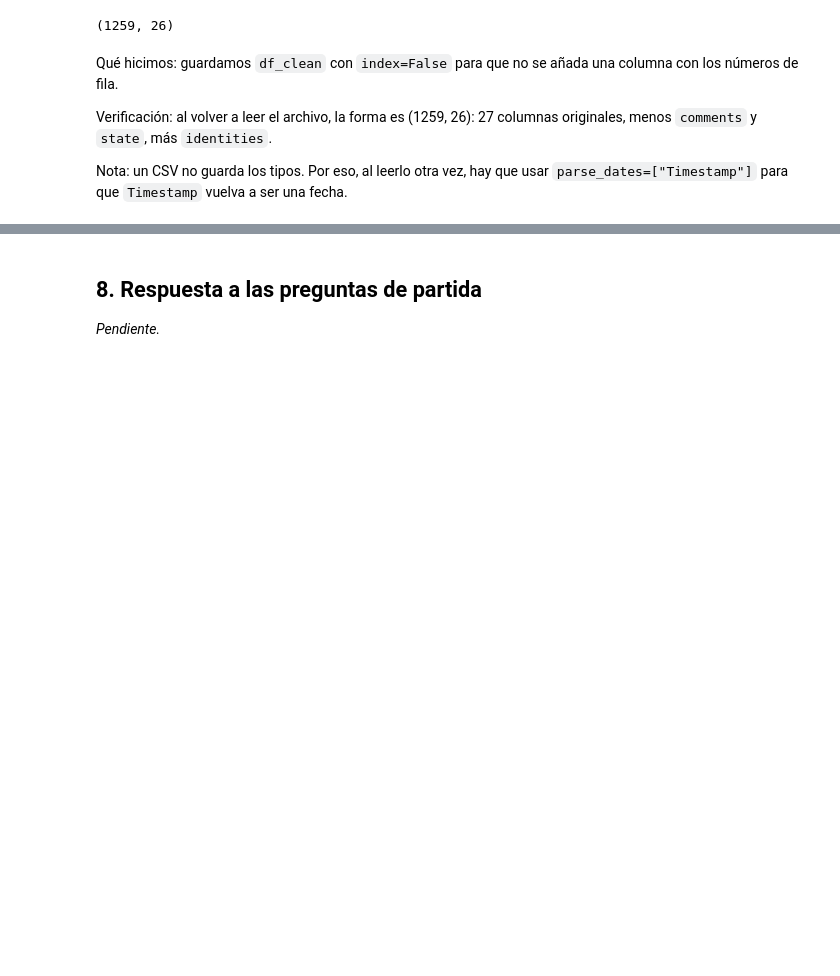
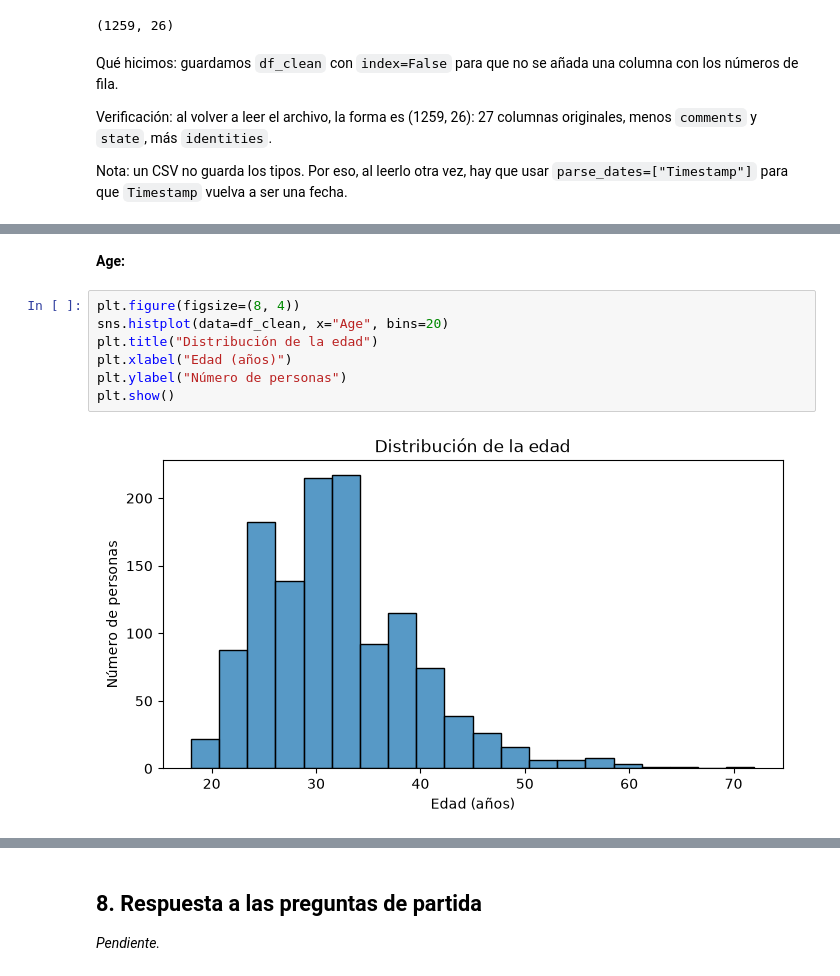
Before and after one commit to IA-P1-BCN/ai_project_EDA-charlotte_doulcet, a Jupyter notebook: eda.ipynb, the cells around one changed output, grey strips where cells are left out. Cells and saved outputs as stored; diff of their text form; blank space fills up the shorter version.

```diff
--- a/eda.ipynb
+++ b/eda.ipynb
@@ -582,0 +591,11 @@ _Pendiente._
+# %% [markdown]
+**Age:**
+# %%
+plt.figure(figsize=(8, 4))
+sns.histplot(data=df_clean, x="Age", bins=20)
+plt.title("Distribución de la edad")
+plt.xlabel("Edad (años)")
+plt.ylabel("Número de personas")
+plt.show()
+# %% [output]
+[figure, added]
```
Also changed, not shown: parts of 36 cells of this notebook, 1 other file.
